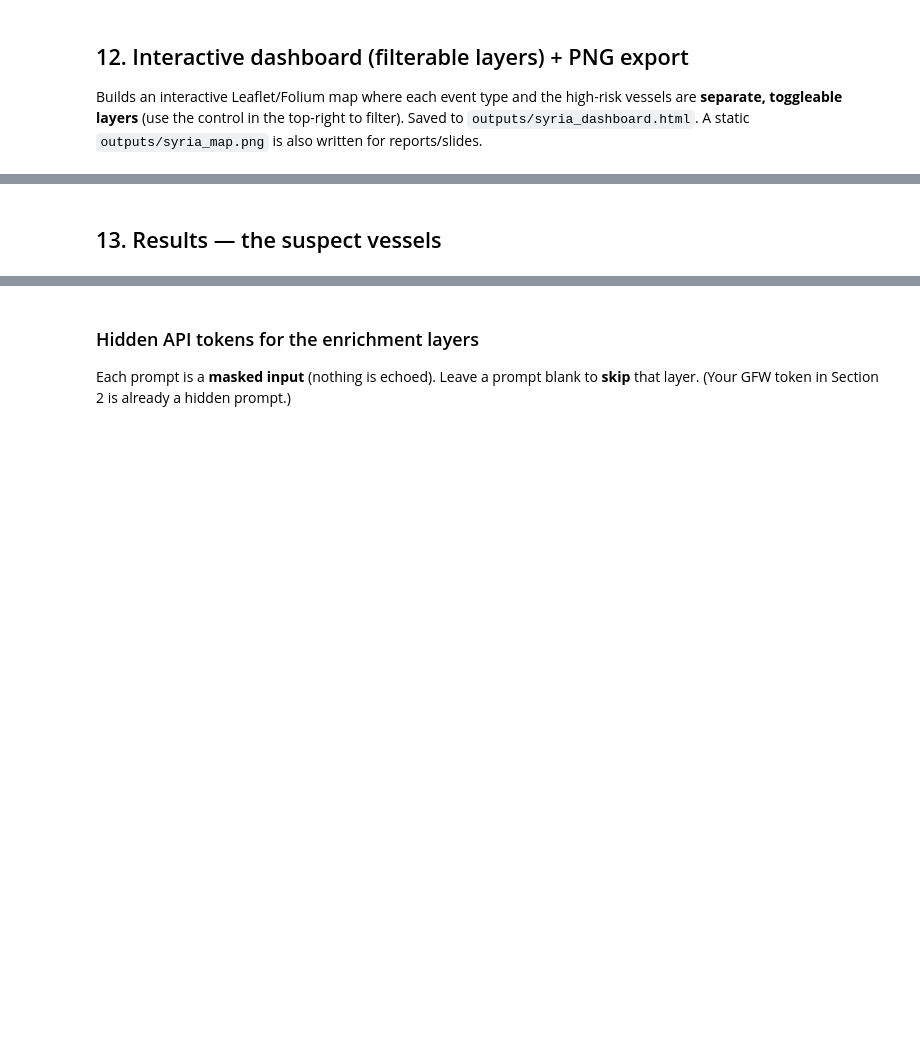
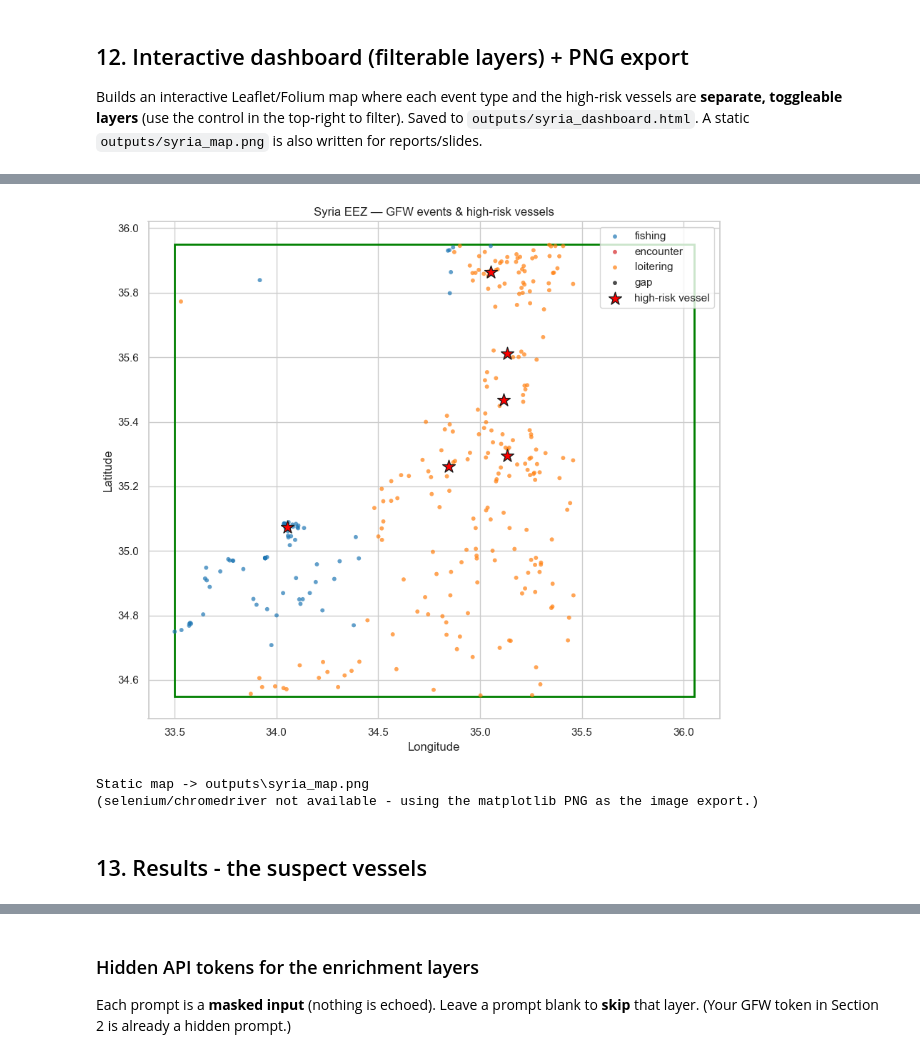
Before and after one commit to orarr2/Vessel-finder-and-anomaly-detection-with-GFW-in-Syria, a Jupyter notebook: vessel_anomaly_detection.ipynb, the cells around one changed output, grey strips where cells are left out. Saved outputs shown, nothing was run; the diff lists cells and outputs as text; code cells hidden in the pictures; blank space fills up the shorter version.

```diff
--- a/vessel_anomaly_detection.ipynb
+++ b/vessel_anomaly_detection.ipynb
@@ -388,7 +456,7 @@ for et in ["fishing","loitering","encounter","gap"]:
     for _, r in syria_events[(syria_events["type"]==et)].dropna(subset=["lat","lon"]).iterrows():
         folium.CircleMarker([r["lat"], r["lon"]], radius=4, color=EVENT_COLOURS[et],
             fill=True, fill_opacity=0.7,
-            tooltip=f"{et} — {r.get('vessel_name')} ({r.get('vessel_flag')})").add_to(fg)
+            tooltip=f"{et} - {r.get('vessel_name')} ({r.get('vessel_flag')})").add_to(fg)
     fg.add_to(dashboard)
 
 # high-risk vessels as a separate layer (at their mean position)
@@ -408,30 +479,34 @@ dashboard
 # %%
-# Static PNG export (matplotlib — reliable, no browser needed).
+# Static PNG export (matplotlib - reliable, no browser needed).
 import matplotlib.patches as patches
 fig, ax = plt.subplots(figsize=(9, 8))
 ax.add_patch(patches.Rectangle((SYR_BBOX["lon_min"], SYR_BBOX["lat_min"]),
     SYR_BBOX["lon_max"]-SYR_BBOX["lon_min"], SYR_BBOX["lat_max"]-SYR_BBOX["lat_min"],
     fill=False, ec="green", lw=2))
 for et, c in EVENT_COLOURS.items():
     sub = syria_events[syria_events["type"]==et]
     ax.scatter(sub["lon"], sub["lat"], s=18, c=c, label=et, alpha=0.7, edgecolors="none")
 hr = feats[feats["high_risk"]==1]
 ax.scatter(hr["lon_mean"], hr["lat_mean"], s=180, marker="*", c="red",
            edgecolors="k", label="high-risk vessel", zorder=5)
-ax.set(title="Syria EEZ — GFW events & high-risk vessels", xlabel="Longitude", ylabel="Latitude")
+ax.set(title="Syria EEZ - GFW events & high-risk vessels", xlabel="Longitude", ylabel="Latitude")
 ax.legend(loc="upper right"); fig.tight_layout()
 fig.savefig(OUTDIR / "syria_map.png", dpi=130); plt.show()
 print(f"Static map -> {OUTDIR/'syria_map.png'}")
 
 # Optional: pixel-perfect PNG of the *interactive* map needs a headless browser
 # (selenium + chromedriver). Used if available; otherwise the matplotlib PNG above stands.
 try:
     (OUTDIR / "syria_dashboard.png").write_bytes(dashboard._to_png(5))
     print(f"Browser-rendered PNG -> {OUTDIR/'syria_dashboard.png'}")
 except Exception:
-    print("(selenium/chromedriver not available — using the matplotlib PNG as the image export.)")
+    print("(selenium/chromedriver not available - using the matplotlib PNG as the image export.)")
+# %% [output]
+[figure, added]
+Static map -> outputs\syria_map.png
+(selenium/chromedriver not available - using the matplotlib PNG as the image export.)
 # %% [markdown]
-## 13. Results — the suspect vessels
+## 13. Results - the suspect vessels
 # %%
 cols = ["vessel_name","vessel_flag","ssvid","n_events","n_fishing","n_encounter",
         "n_loitering","n_gap","iso_flag","lof_flag","rule_votes","high_risk","risk_score"]
```
Also changed, not shown: parts of 33 cells of this notebook, 1 other file.
